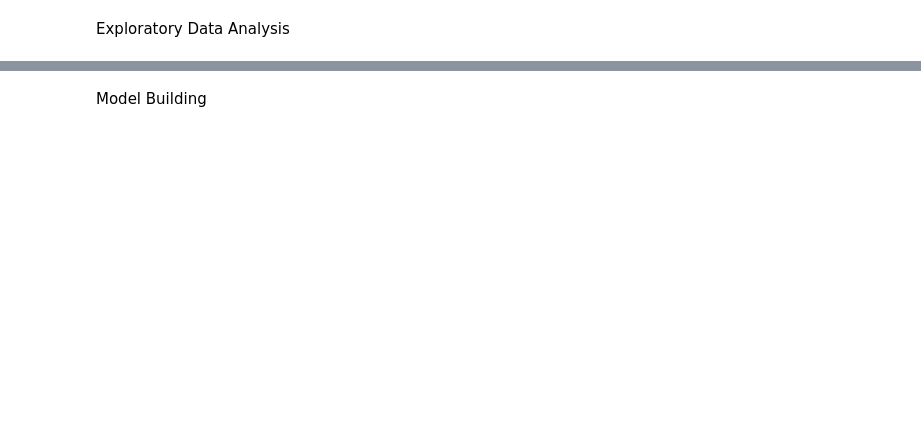
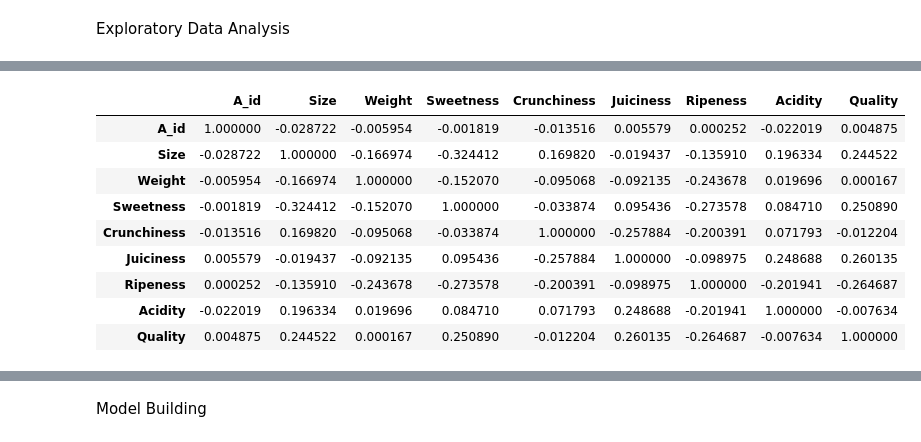
Before and after one commit to ary4m4n03/Golden-Harvesting-A-Predictive-Model-for-Apple-Quality-Assurance, a Jupyter notebook: Golden_Harvesting_A_Predictive_Model_for_Apple_Quality_Assurance.ipynb, the cells around one changed output, grey strips where cells are left out. Cells and saved outputs as stored; diff of their text form; code cells hidden in the pictures; blank space fills up the shorter version.

```diff
--- a/Golden_Harvesting_A_Predictive_Model_for_Apple_Quality_Assurance.ipynb
+++ b/Golden_Harvesting_A_Predictive_Model_for_Apple_Quality_Assurance.ipynb
@@ -39,0 +164,13 @@ Exploratory Data Analysis
+# %%
+data.corr()
+# %% [output]
+|  | A_id | Size | Weight | Sweetness | Crunchiness | Juiciness | Ripeness | Acidity | Quality |
+| A_id | 1.000000 | -0.028722 | -0.005954 | -0.001819 | -0.013516 | 0.005579 | 0.000252 | -0.022019 | 0.004875 |
+| Size | -0.028722 | 1.000000 | -0.166974 | -0.324412 | 0.169820 | -0.019437 | -0.135910 | 0.196334 | 0.244522 |
+| Weight | -0.005954 | -0.166974 | 1.000000 | -0.152070 | -0.095068 | -0.092135 | -0.243678 | 0.019696 | 0.000167 |
+| Sweetness | -0.001819 | -0.324412 | -0.152070 | 1.000000 | -0.033874 | 0.095436 | -0.273578 | 0.084710 | 0.250890 |
+| Crunchiness | -0.013516 | 0.169820 | -0.095068 | -0.033874 | 1.000000 | -0.257884 | -0.200391 | 0.071793 | -0.012204 |
+| Juiciness | 0.005579 | -0.019437 | -0.092135 | 0.095436 | -0.257884 | 1.000000 | -0.098975 | 0.248688 | 0.260135 |
+| Ripeness | 0.000252 | -0.135910 | -0.243678 | -0.273578 | -0.200391 | -0.098975 | 1.000000 | -0.201941 | -0.264687 |
+| Acidity | -0.022019 | 0.196334 | 0.019696 | 0.084710 | 0.071793 | 0.248688 | -0.201941 | 1.000000 | -0.007634 |
+| Quality | 0.004875 | 0.244522 | 0.000167 | 0.250890 | -0.012204 | 0.260135 | -0.264687 | -0.007634 | 1.000000 |
```
Also changed, not shown: parts of 17 cells of this notebook.
